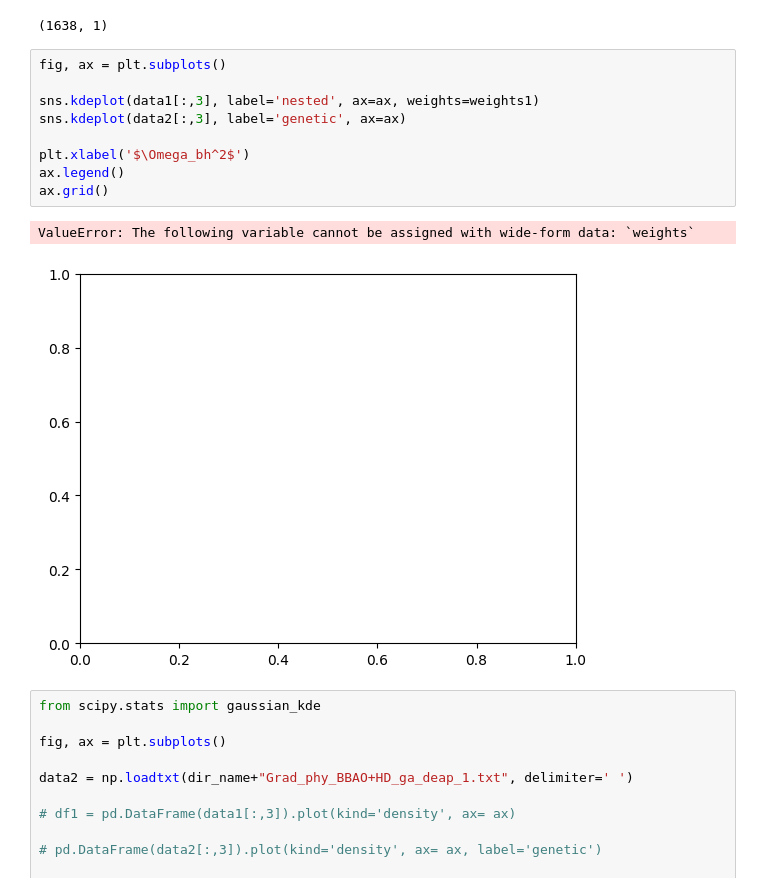
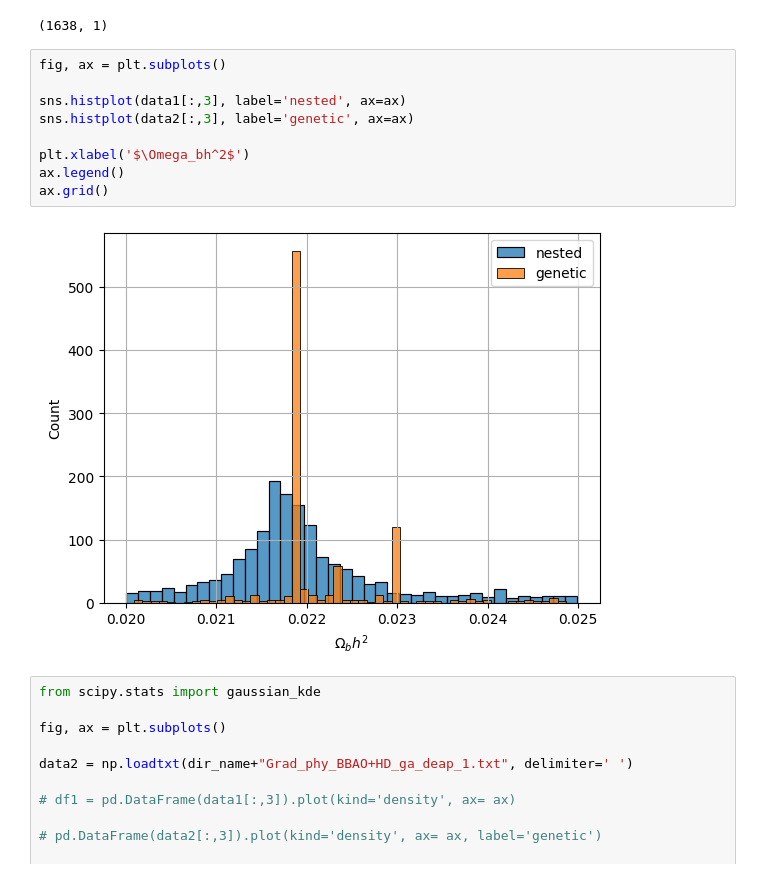
Before and after one commit to igomezv/cosmo_tools, a Jupyter notebook: models/genetic_paper/plots.ipynb, the cells around one changed output. Drawn from its saved outputs; the diff is of its cells as text.

Commit message:
update genetic notebook

```diff
--- a/models/genetic_paper/plots.ipynb
+++ b/models/genetic_paper/plots.ipynb
@@ -639,15 +644,14 @@ np.shape(weights1)
 # %%
 fig, ax = plt.subplots()
 
-sns.kdeplot(data1[:,3], label='nested', ax=ax, weights=weights1)
-sns.kdeplot(data2[:,3], label='genetic', ax=ax)
+sns.histplot(data1[:,3], label='nested', ax=ax)
+sns.histplot(data2[:,3], label='genetic', ax=ax)
 
 plt.xlabel('$\Omega_bh^2$')
 ax.legend()
 ax.grid()
 # %% [output]
-ValueError: The following variable cannot be assigned with wide-form data: `weights`
-[figure, old version]
+[figure, new version]
 # %%
 from scipy.stats import gaussian_kde
 
```
Also changed, not shown: parts of 2 cells of this notebook.
